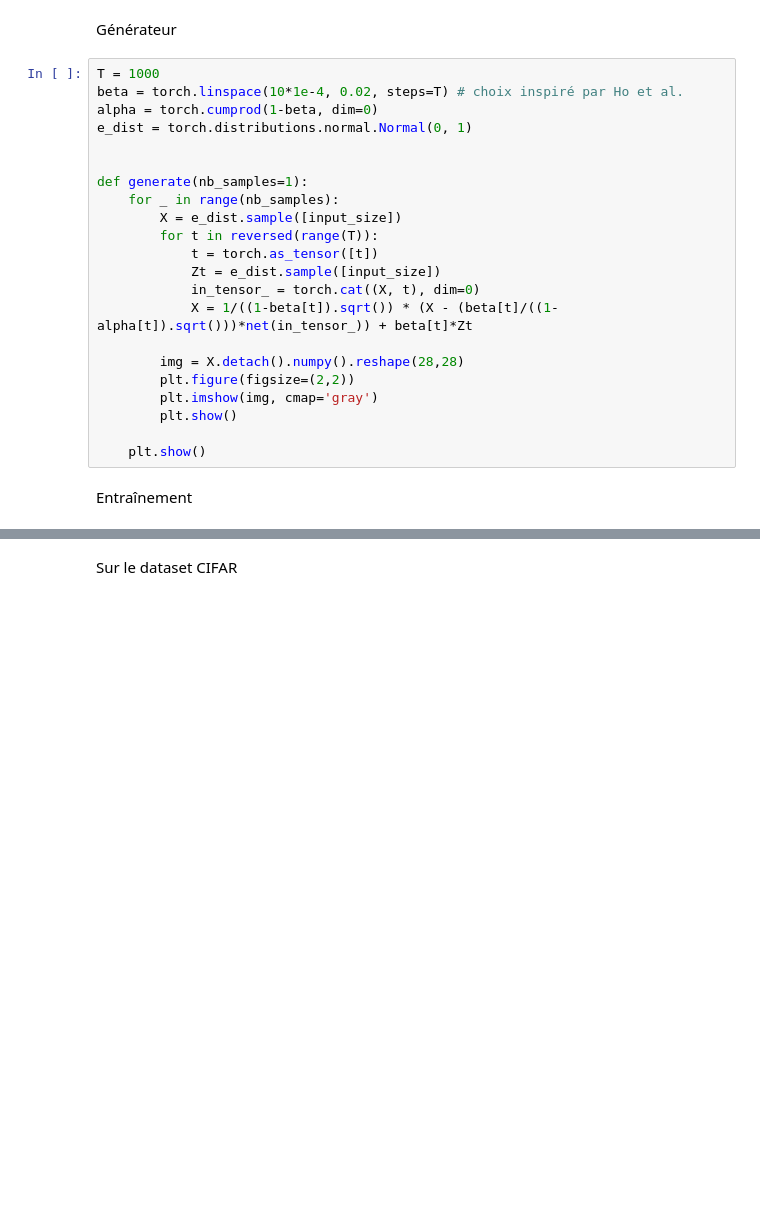
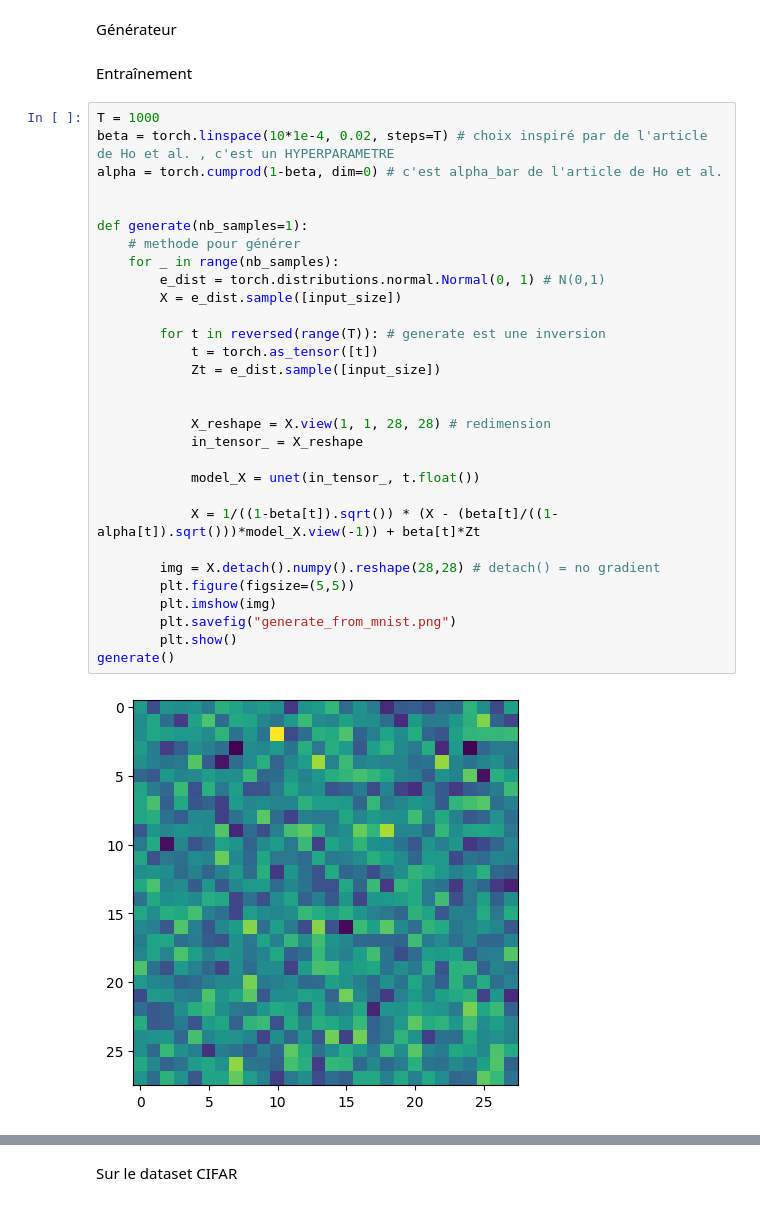
Before and after one commit to mahamat9/diffusion_model_M2DSUA, a Jupyter notebook: mahamat/script/DDPM.ipynb, the cells around one changed output, grey strips where cells are left out. Drawn from its saved outputs; the diff is of its cells as text; blank space fills up the shorter version.

```diff
--- a/mahamat/script/DDPM.ipynb
+++ b/mahamat/script/DDPM.ipynb
@@ -124,27 +128,37 @@ TypeError: '_SingleProcessDataLoaderIter' object is not subscriptable
 # %% [markdown]
 Générateur
-# %%
-T = 1000
-beta = torch.linspace(10*1e-4, 0.02, steps=T) # choix inspiré par Ho et al.
-alpha = torch.cumprod(1-beta, dim=0)
-e_dist = torch.distributions.normal.Normal(0, 1)
-
-
-def generate(nb_samples=1):
-    for _ in range(nb_samples):
-        X = e_dist.sample([input_size])
-        for t in reversed(range(T)):
-            t = torch.as_tensor([t])
-            Zt = e_dist.sample([input_size])
-            in_tensor_ = torch.cat((X, t), dim=0)
-            X = 1/((1-beta[t]).sqrt()) * (X - (beta[t]/((1-alpha[t]).sqrt()))*net(in_tensor_)) + beta[t]*Zt
-
-        img = X.detach().numpy().reshape(28,28)
-        plt.figure(figsize=(2,2))
-        plt.imshow(img, cmap='gray')
-        plt.show()
-
-    plt.show()
 # %% [markdown]
 Entraînement
+# %%
+T = 1000
+beta = torch.linspace(10*1e-4, 0.02, steps=T) # choix inspiré par de l'article de Ho et al. , c'est un HYPERPARAMETRE
+alpha = torch.cumprod(1-beta, dim=0) # c'est alpha_bar de l'article de Ho et al.
+
+
+def generate(nb_samples=1):
+    # methode pour générer
+    for _ in range(nb_samples):
+        e_dist = torch.distributions.normal.Normal(0, 1) # N(0,1)
+        X = e_dist.sample([input_size])
+
+        for t in reversed(range(T)): # generate est une inversion
+            t = torch.as_tensor([t])
+            Zt = e_dist.sample([input_size])
+
+
+            X_reshape = X.view(1, 1, 28, 28) # redimension
+            in_tensor_ = X_reshape
+
+            model_X = unet(in_tensor_, t.float())
+
+            X = 1/((1-beta[t]).sqrt()) * (X - (beta[t]/((1-alpha[t]).sqrt()))*model_X.view(-1)) + beta[t]*Zt
+
+        img = X.detach().numpy().reshape(28,28) # detach() = no gradient
+        plt.figure(figsize=(5,5))
+        plt.imshow(img)
+        plt.savefig("generate_from_mnist.png")
+        plt.show()
+generate()
+# %% [output]
+[figure, added]
 # %%
```
Also changed, not shown: parts of 13 cells of this notebook, 9 other files.
